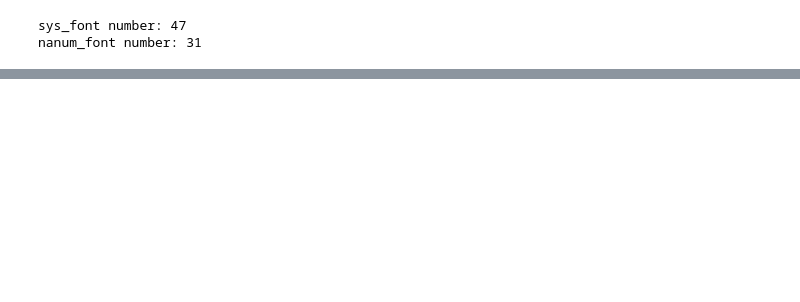
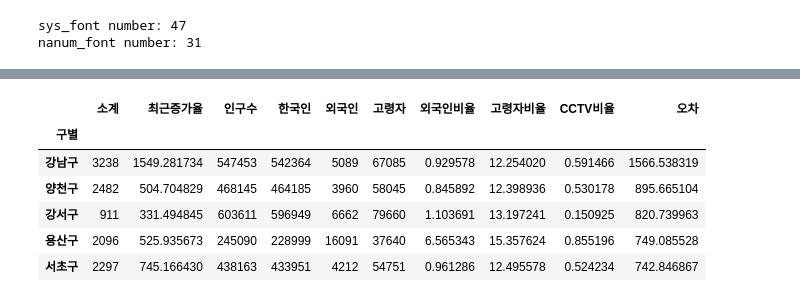
Before and after one commit to jihyunjeongme/datascience-example-python, a Jupyter notebook: 1장_서울시_구별_CCTV_현황분석.ipynb, the cells around one changed output, grey strips where cells are left out. Drawn from its saved outputs; the diff is of its cells as text; code cells hidden in the pictures; blank space fills up the shorter version.

```diff
--- a/1장_서울시_구별_CCTV_현황분석.ipynb
+++ b/1장_서울시_구별_CCTV_현황분석.ipynb
@@ -461,0 +490,23 @@ plt.show()
+# %%
+# 직선이 전체 데이터의 대표 값 역활을 한다면
+# 1. 직선에서 멀리 있는 구 이름을 나타내고 싶음
+# 2. 직선에서 멀어질 수록 다른 색을 나타내도록 하고 싶음.
+# 그래서 오차를 계산 할 수 있는 코드로 만들고 오차가 큰 순으로 데이터를 정렬해서 다시 저장
+
+fp1 = np.polyfit(data_result['인구수'], data_result['소계'],1)
+
+f1 = np.poly1d(fp1)
+fx = np.linspace(100000, 700000, 100)
+
+data_result['오차'] = np.abs(data_result['소계'] - f1(data_result['인구수']))
+
+df_sort = data_result.sort_values(by='오차', ascending=False)
+df_sort.head()
+# %% [output]
+|  | 소계 | 최근증가율 | 인구수 | 한국인 | 외국인 | 고령자 | 외국인비율 | 고령자비율 | CCTV비율 | 오차 |
+| 구별 |  |  |  |  |  |  |  |  |  |  |
+| 강남구 | 3238 | 1549.281734 | 547453 | 542364 | 5089 | 67085 | 0.929578 | 12.254020 | 0.591466 | 1566.538319 |
+| 양천구 | 2482 | 504.704829 | 468145 | 464185 | 3960 | 58045 | 0.845892 | 12.398936 | 0.530178 | 895.665104 |
+| 강서구 | 911 | 331.494845 | 603611 | 596949 | 6662 | 79660 | 1.103691 | 13.197241 | 0.150925 | 820.739963 |
+| 용산구 | 2096 | 525.935673 | 245090 | 228999 | 16091 | 37640 | 6.565343 | 15.357624 | 0.855196 | 749.085528 |
+| 서초구 | 2297 | 745.166430 | 438163 | 433951 | 4212 | 54751 | 0.961286 | 12.495578 | 0.524234 | 742.846867 |
```
Also changed, not shown: parts of 16 cells of this notebook.
